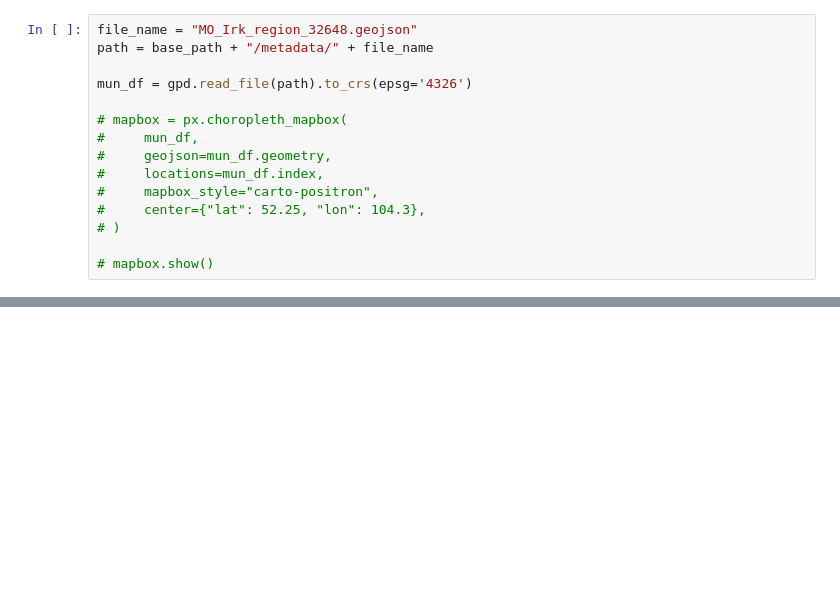
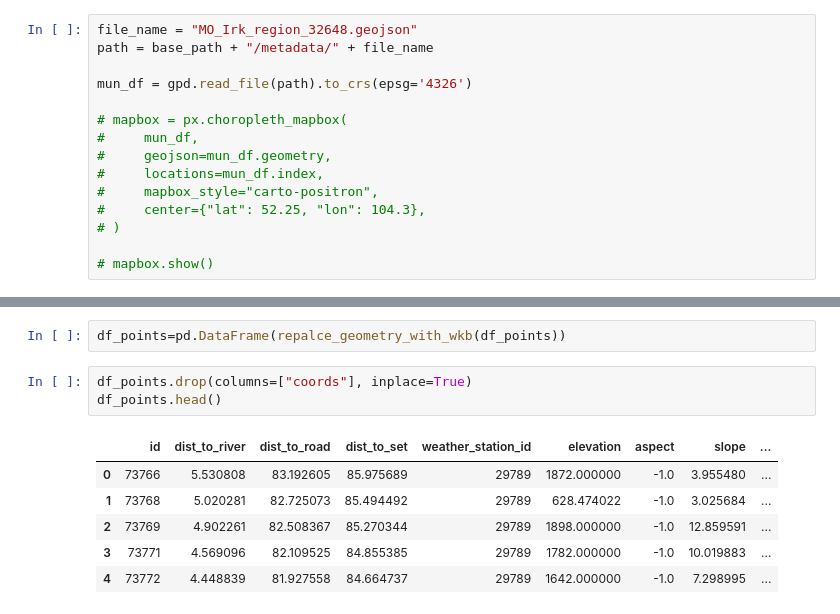
Before and after one commit to Nickitarius/Forest_Fires_Data_Visualisation, a Jupyter notebook: data_transfer.ipynb, the cells around one changed output, grey strips where cells are left out. Drawn from its saved outputs; the diff is of its cells as text; blank space fills up the shorter version.

```diff
--- a/Util/data_transfer.ipynb
+++ b/data_transfer.ipynb
@@ -1316,0 +1344,12 @@ mun_df = gpd.read_file(path).to_crs(epsg='4326')
+# %%
+df_points=pd.DataFrame(repalce_geometry_with_wkb(df_points))
+# %%
+df_points.drop(columns=["coords"], inplace=True)
+df_points.head()
+# %% [output]
+|  | id | dist_to_river | dist_to_road | dist_to_set | weather_station_id | elevation | aspect | slope | ... |
+| 0 | 73766 | 5.530808 | 83.192605 | 85.975689 | 29789 | 1872.000000 | -1.0 | 3.955480 | ... |
+| 1 | 73768 | 5.020281 | 82.725073 | 85.494492 | 29789 | 628.474022 | -1.0 | 3.025684 | ... |
+| 2 | 73769 | 4.902261 | 82.508367 | 85.270344 | 29789 | 1898.000000 | -1.0 | 12.859591 | ... |
+| 3 | 73771 | 4.569096 | 82.109525 | 84.855385 | 29789 | 1782.000000 | -1.0 | 10.019883 | ... |
+| 4 | 73772 | 4.448839 | 81.927558 | 84.664737 | 29789 | 1642.000000 | -1.0 | 7.298995 | ... |
```
Also changed, not shown: parts of 12 cells of this notebook, 2 other files.
